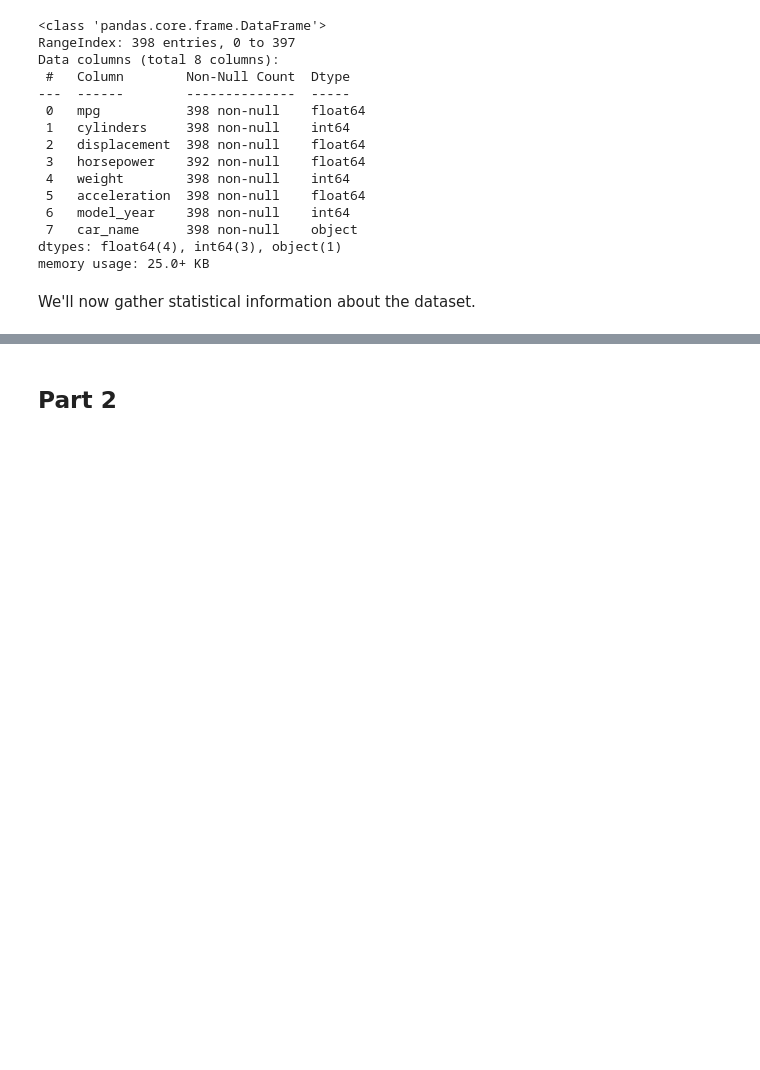
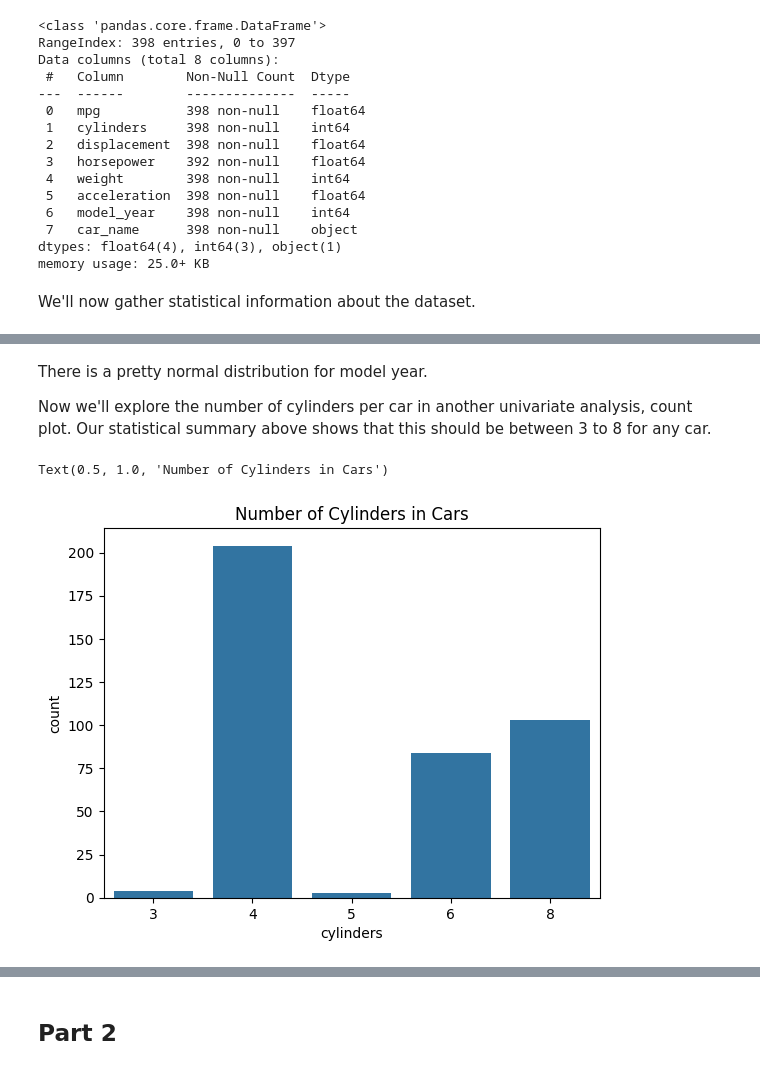
Before and after one commit to serenashah/coe379l-proj1, a Jupyter notebook: project1_notebook.ipynb, the cells around one changed output, grey strips where cells are left out. Drawn from its saved outputs; the diff is of its cells as text; code cells hidden in the pictures; blank space fills up the shorter version.

```diff
--- a/project1_notebook.ipynb
+++ b/project1_notebook.ipynb
@@ -128,0 +155,10 @@ cars.describe()
+# %% [markdown]
+There is a pretty normal distribution for model year.
+
+Now we'll explore the number of cylinders per car in another univariate analysis, count plot. Our statistical summary above shows that this should be between 3 to 8 for any car.
+# %%
+sns.countplot(x=cars['cylinders'])
+plt.title("Number of Cylinders in Cars")
+# %% [output]
+Text(0.5, 1.0, 'Number of Cylinders in Cars')
+[figure, added]
```
Also changed, not shown: parts of 8 cells of this notebook.
